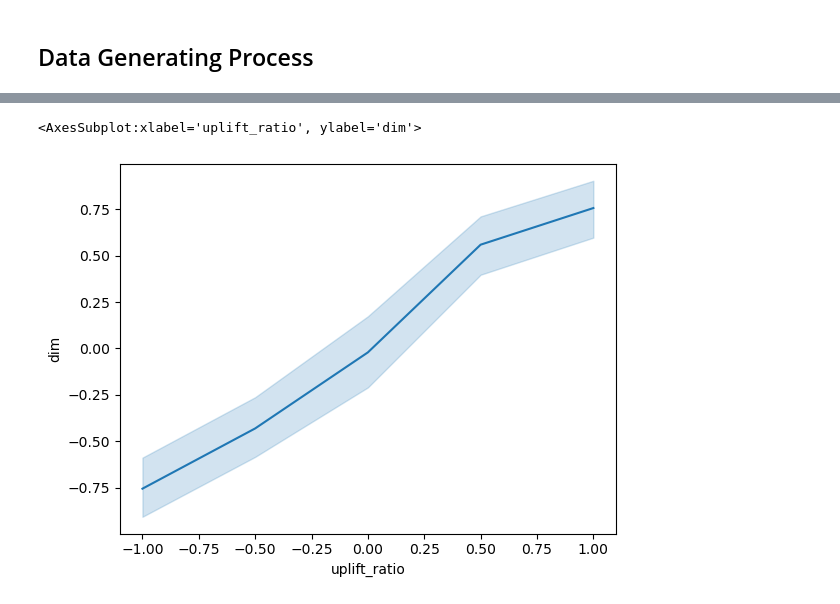
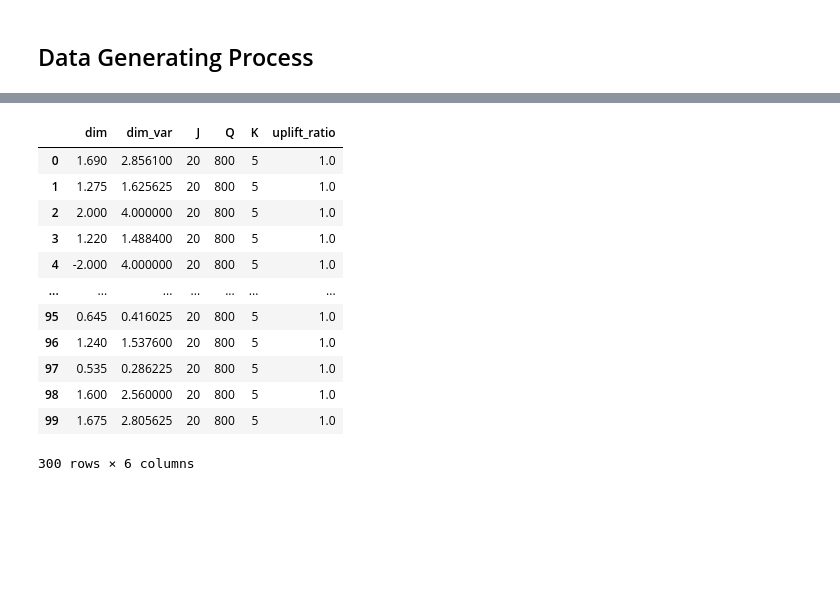
Before and after one commit to ShichaoHan/MarketplaceInterference, a Jupyter notebook: dim_bias.ipynb, the cells around one changed output, grey strips where cells are left out. Drawn from its saved outputs; the diff is of its cells as text; code cells hidden in the pictures; blank space fills up the shorter version.

```diff
--- a/dim_bias.ipynb
+++ b/dim_bias.ipynb
@@ -194,5 +156,16 @@ results_df
-# %%
-sns.lineplot(data=results_df, x="uplift_ratio", y="dim")
-# %% [output]
-<AxesSubplot:xlabel='uplift_ratio', ylabel='dim'>
-[figure, removed]
+# %%
+results_df.query("uplift_ratio==1.0")
+# %% [output]
+|  | dim | dim_var | J | Q | K | uplift_ratio |
+| 0 | 1.690 | 2.856100 | 20 | 800 | 5 | 1.0 |
+| 1 | 1.275 | 1.625625 | 20 | 800 | 5 | 1.0 |
+| 2 | 2.000 | 4.000000 | 20 | 800 | 5 | 1.0 |
+| 3 | 1.220 | 1.488400 | 20 | 800 | 5 | 1.0 |
+| 4 | -2.000 | 4.000000 | 20 | 800 | 5 | 1.0 |
+| ... | ... | ... | ... | ... | ... | ... |
+| 95 | 0.645 | 0.416025 | 20 | 800 | 5 | 1.0 |
+| 96 | 1.240 | 1.537600 | 20 | 800 | 5 | 1.0 |
+| 97 | 0.535 | 0.286225 | 20 | 800 | 5 | 1.0 |
+| 98 | 1.600 | 2.560000 | 20 | 800 | 5 | 1.0 |
+| 99 | 1.675 | 2.805625 | 20 | 800 | 5 | 1.0 |
+300 rows × 6 columns
```
Also changed, not shown: parts of 11 cells of this notebook, 2 other files.
